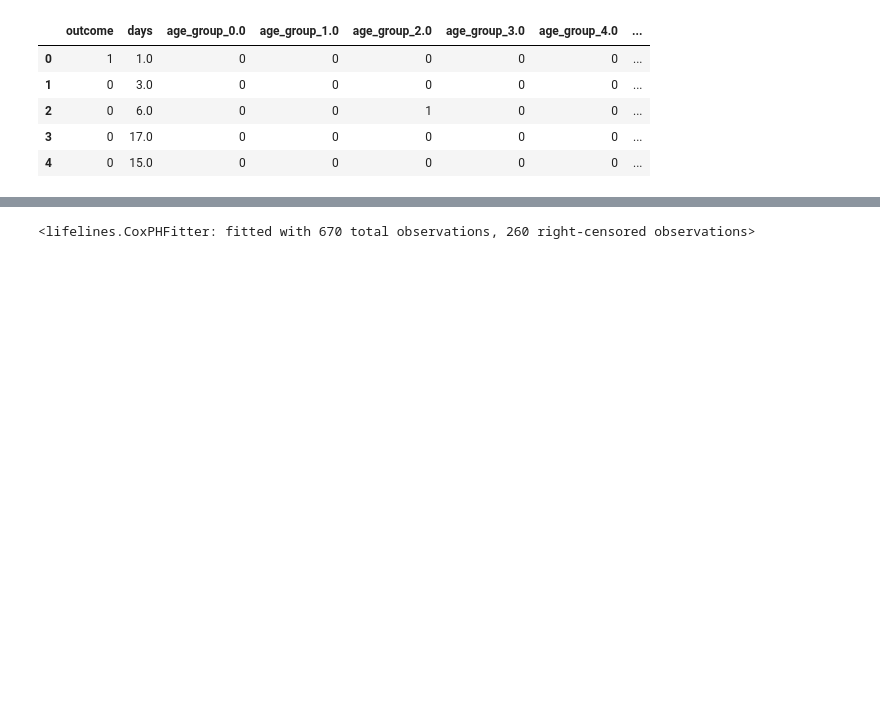
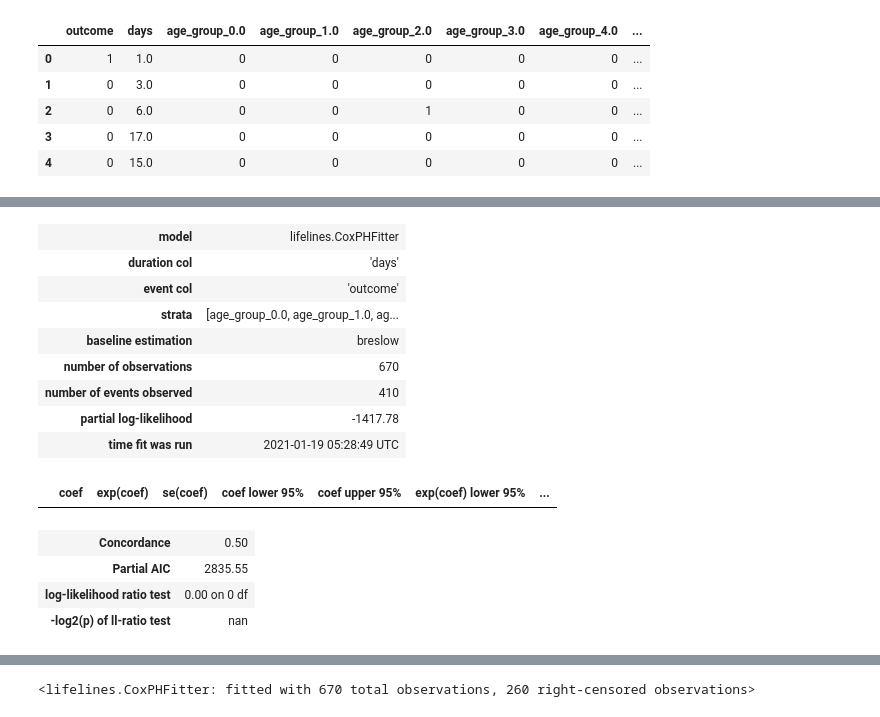
Before and after one commit to programmer-ethan/Capstone_Covid19, a Jupyter notebook: src_v4.ipynb, the cells around one changed output, grey strips where cells are left out. Saved outputs shown, nothing was run; the diff lists cells and outputs as text; code cells hidden in the pictures; blank space fills up the shorter version.

```diff
--- a/src_v4.ipynb
+++ b/src_v4.ipynb
@@ -398,0 +419,19 @@ df_dummy.head()
+# %%
+cph = CoxPHFitter()   ## Instantiate the class to create a cph object
+cph.fit(df_dummy, 'days', event_col='outcome', strata=age_group_list)   ## Fit the data to train the model
+cph.print_summary()    ## HAve a look at the significance of the features
+# %% [output]
+| model | lifelines.CoxPHFitter |
+| duration col | 'days' |
+| event col | 'outcome' |
+| strata | [age_group_0.0, age_group_1.0, ag... |
+| baseline estimation | breslow |
+| number of observations | 670 |
+| number of events observed | 410 |
+| partial log-likelihood | -1417.78 |
+| time fit was run | 2021-01-19 05:28:49 UTC |
+|  | coef | exp(coef) | se(coef) | coef lower 95% | coef upper 95% | exp(coef) lower 95% | ... |
+| Concordance | 0.50 |
+| Partial AIC | 2835.55 |
+| log-likelihood ratio test | 0.00 on 0 df |
+| -log2(p) of ll-ratio test | nan |
```
Also changed, not shown: parts of 9 cells of this notebook.
